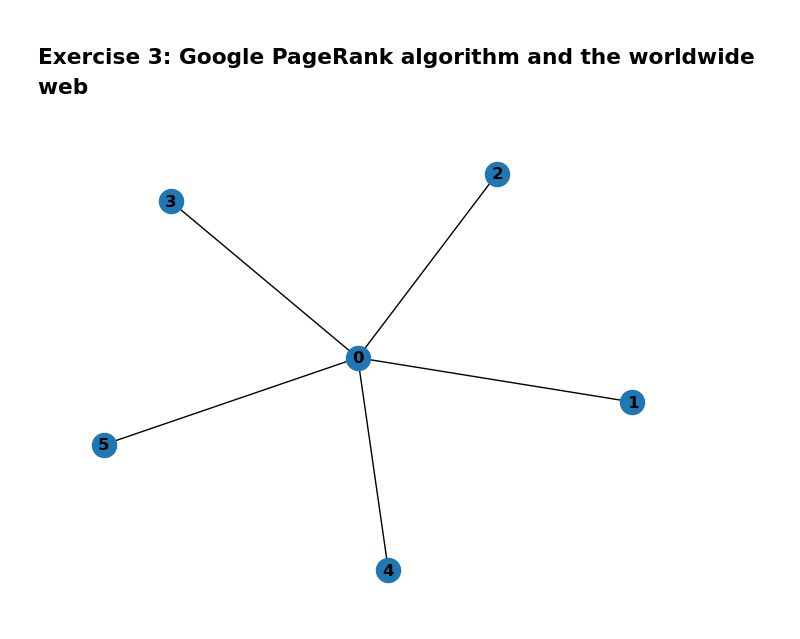
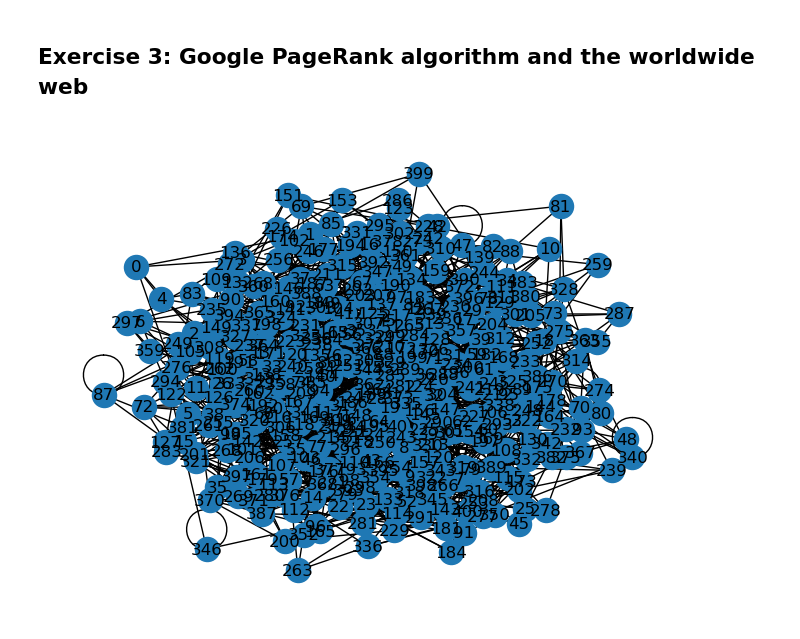
Before and after one commit to OlivierAM23/ds5_assignment_group7, a Jupyter notebook: answer_file.ipynb, the cells around one changed output. Cells and saved outputs as stored; diff of their text form; code cells hidden in the pictures.

Commit message:
Finished generating the graph,but it is not usable yet

```diff
--- a/answer_file.ipynb
+++ b/answer_file.ipynb
@@ -111,12 +112,28 @@ import networkx as nx
 # %%
+def list_of_nodes(n0,number_of_nodes):
+    list1 = []
+    for i in range(n0,number_of_nodes+1):
+        list1.append(i)
+    return list1
+def adding_nodes(graph,list1):
+    graph.add_nodes_from(list1)
+    return graph
+def adding_edges(graph,list1,number_of_nodes,number_of_edges):
+    for i in range(1,number_of_nodes+1):
+        nodes_to_connect= random.choices(list1,k=number_of_edges)
+        for node in nodes_to_connect:
+            graph.add_edge(i,node)
+    return graph
 # n0 is the number that the star graph starts with
 n0 = 5
-# N is the total number of webpages required
+# N is the total number of webpages required(number of nodes)
 N = 400
-# M is the number of different connections that each page links to
+# M is the number of different connections that each page links to(number of edges per node)
 M = 4
 # Initialising the star graph
 G = nx.star_graph(n0)
-nx.draw(G,with_labels = True,font_weight = 'bold')
+G = adding_nodes(G,list_of_nodes(n0,N))
+G = adding_edges(G,list_of_nodes(n0,N),N,M)
+nx.draw(G,with_labels = True)
 # %% [output]
-[figure, old version]
+[figure, new version]
```
Also changed, not shown: parts of 1 cell of this notebook.
